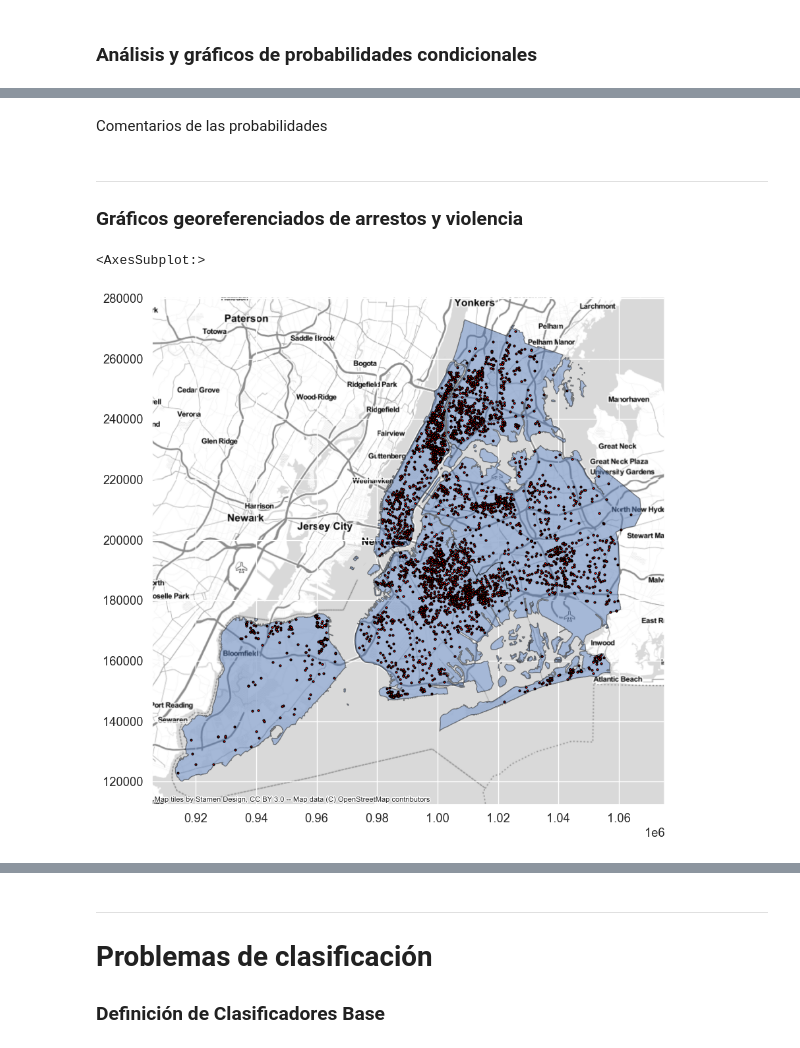
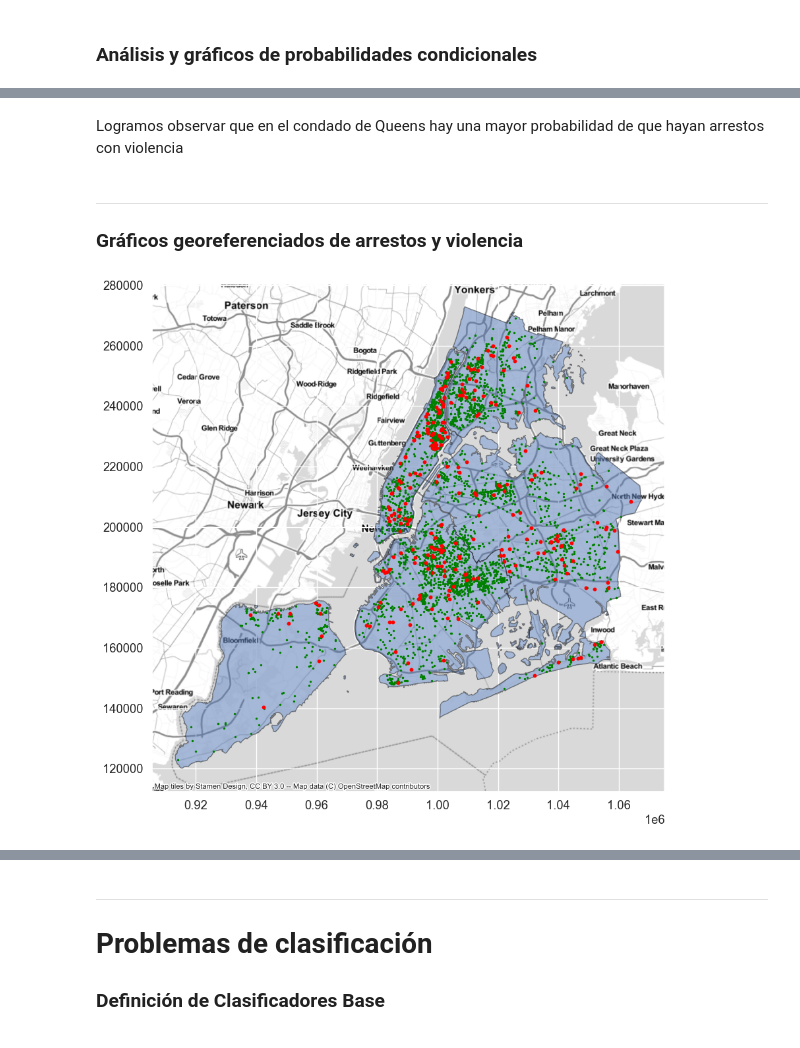
Before and after one commit to tomaspemora/desafio-latam-tareas-BA-TP, a Jupyter notebook: machine_learning/prueba/crimenes/crimenesBA2.ipynb, the cells around one changed output, grey strips where cells are left out. Drawn from its saved outputs; the diff is of its cells as text; code cells hidden in the pictures.

```diff
--- a/machine_learning/prueba/crimenes/crimenesBA2.ipynb
+++ b/machine_learning/prueba/crimenes/crimenesBA2.ipynb
@@ -219,5 +234,5 @@ Text(0, 0.5, 'violence')
-# %% [markdown]
-Comentarios de las probabilidades
+# %% [markdown]
+Logramos observar que en el condado de Queens hay una mayor probabilidad de que hayan arrestos con violencia
 # %% [markdown]
 ---
 ### Gráficos georeferenciados de arrestos y violencia
@@ -233,14 +239,13 @@ Comentarios de las probabilidades
 # %%
-
 gdf = gpd.GeoDataFrame(df2009_nonull, geometry=gpd.points_from_xy(df2009_nonull.xcoord, df2009_nonull.ycoord))
 
 df = gpd.read_file(gpd.datasets.get_path("nybb"))
 df_wm = df.to_crs(epsg=3857)
 
 ax = df.plot(figsize=(15,10), alpha=0.5, edgecolor = "k")
 cx.add_basemap(ax,crs=df.crs, zoom =11, source=cx.providers.Stamen.TonerLite)
-#cx.add_basemap(ax, source=cx.providers.Stamen.TonerLabels)
-gdf.plot(ax=ax, color= "red", edgecolor = "black", markersize = 4)
+cx.add_basemap(ax, source=cx.providers.Stamen.TonerLabels)
+gdf.query('arstmade == "N"').plot(ax=ax, color= "green", markersize = 2);
+gdf.query('arstmade == "Y"').plot(ax=ax, color= "red", markersize = 10);
 # %% [output]
-<AxesSubplot:>
-[figure, old version]
+[figure, new version]
```
Also changed, not shown: parts of 8 cells of this notebook, 6 other files.
